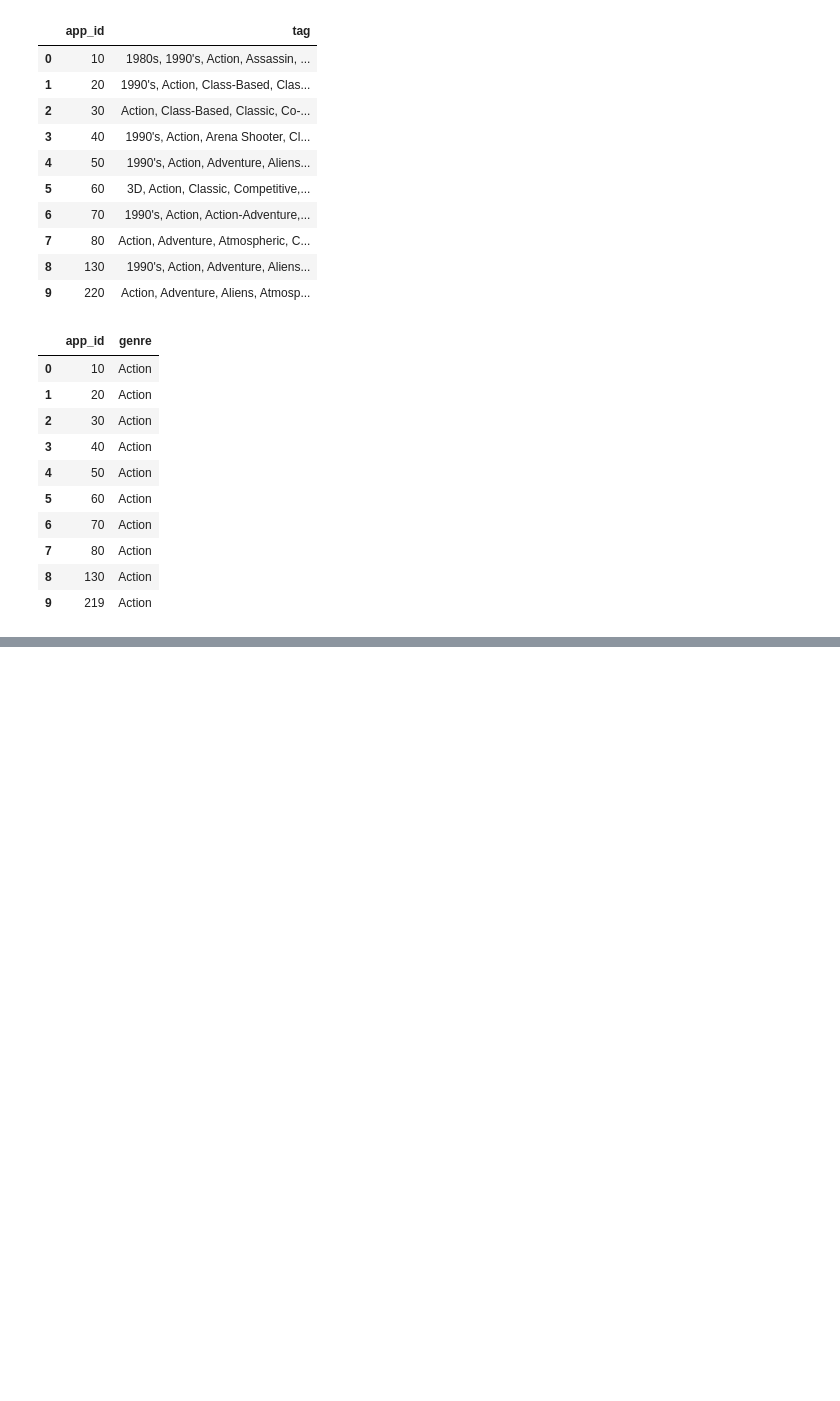
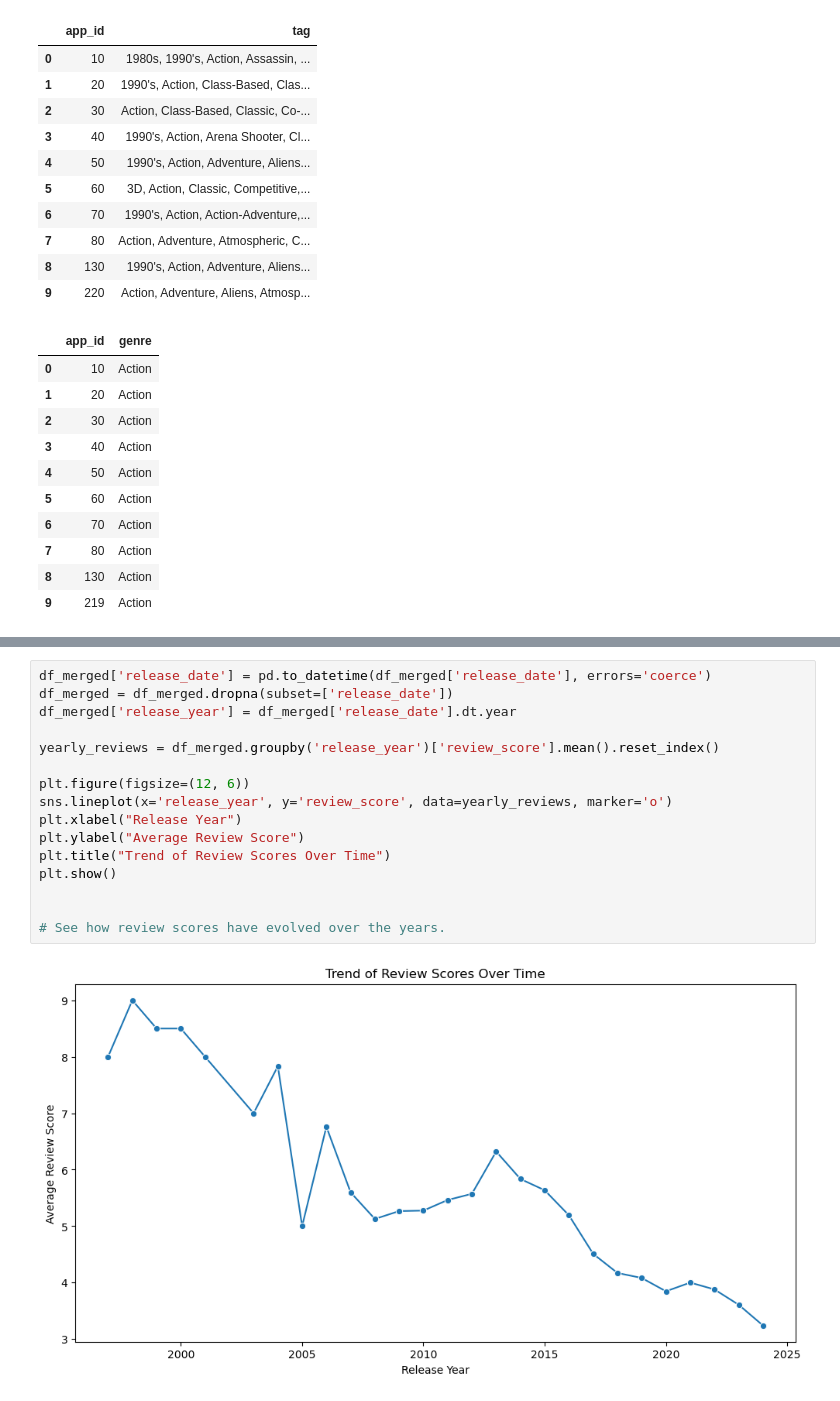
Before and after one commit to KianBahia/Steam-Data-Science-Report, a Jupyter notebook: attempt2.ipynb, the cells around one changed output, grey strips where cells are left out. Drawn from its saved outputs; the diff is of its cells as text; blank space fills up the shorter version.

```diff
--- a/attempt2.ipynb
+++ b/attempt2.ipynb
@@ -190,0 +369,18 @@ Total rows in merged data: 90890
+# %%
+df_merged['release_date'] = pd.to_datetime(df_merged['release_date'], errors='coerce')
+df_merged = df_merged.dropna(subset=['release_date'])
+df_merged['release_year'] = df_merged['release_date'].dt.year
+
+yearly_reviews = df_merged.groupby('release_year')['review_score'].mean().reset_index()
+
+plt.figure(figsize=(12, 6))
+sns.lineplot(x='release_year', y='review_score', data=yearly_reviews, marker='o')
+plt.xlabel("Release Year")
+plt.ylabel("Average Review Score")
+plt.title("Trend of Review Scores Over Time")
+plt.show()
+
+
+# See how review scores have evolved over the years.
+# %% [output]
+[figure, added]
```
Also changed, not shown: parts of 15 cells of this notebook.
